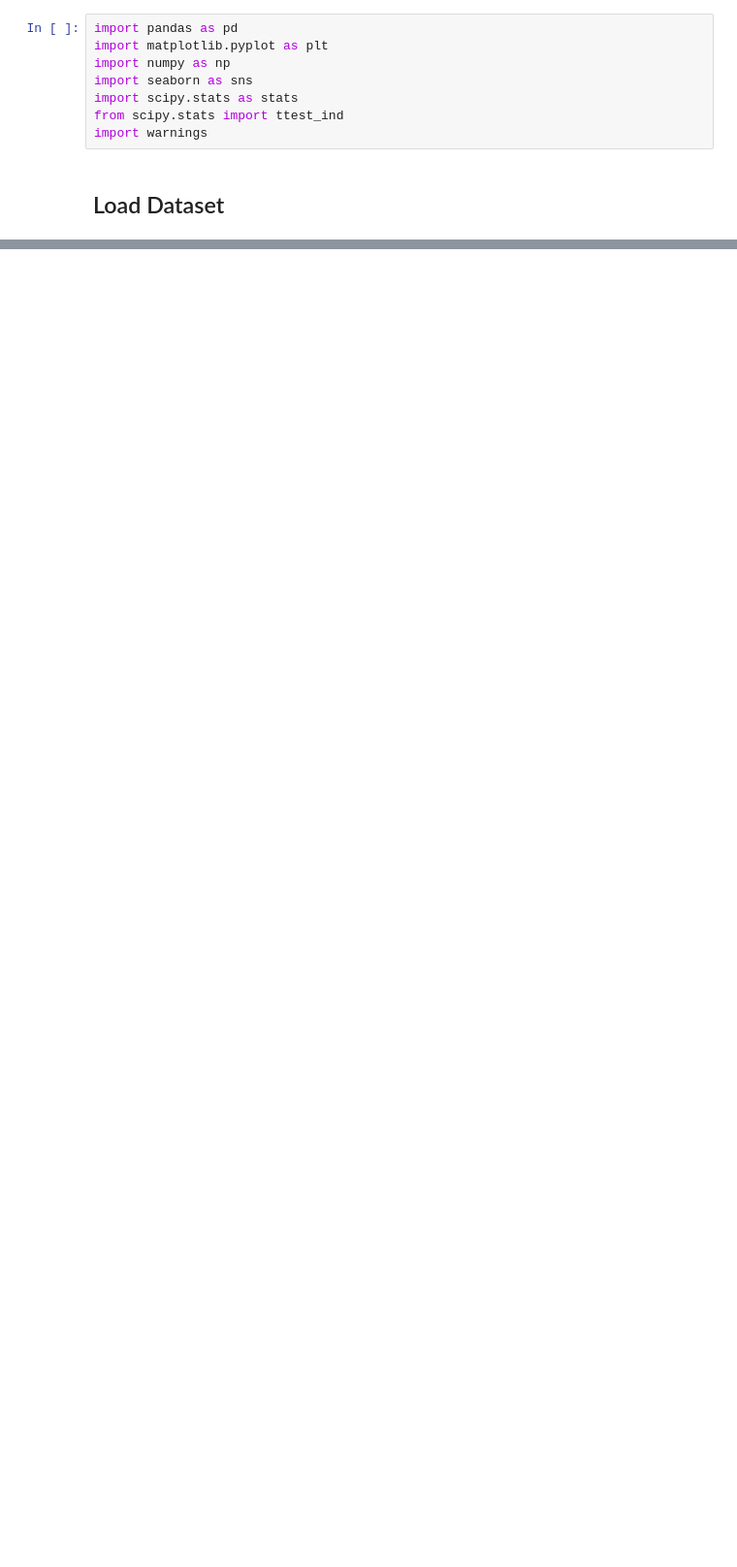
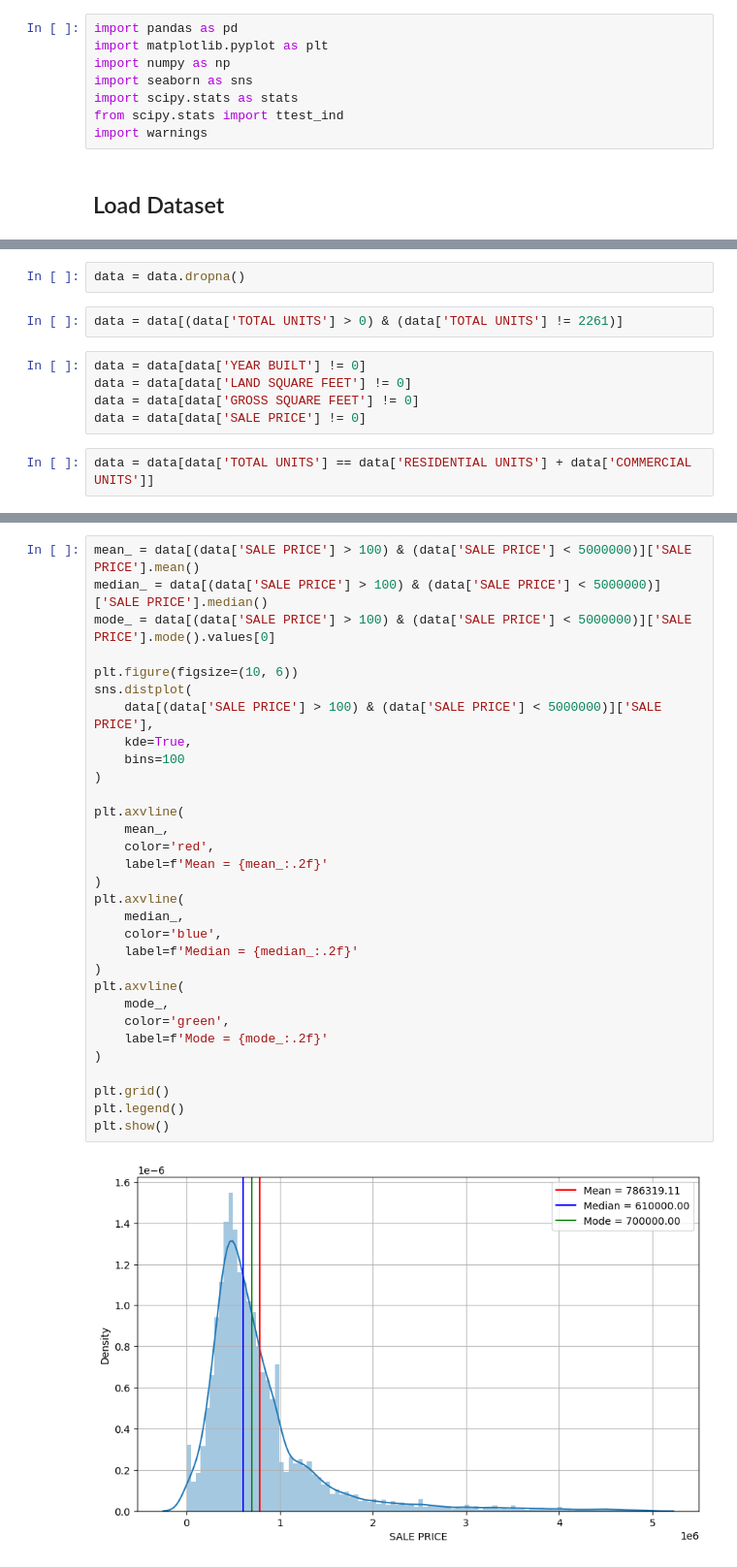
Before and after one commit to DharmayudaFebrianto/Hacktiv8_Batch5, a Jupyter notebook: Python Assignment/PYTN_Assgn_2_5_Dharmayuda_Febrianto.ipynb, the cells around one changed output, grey strips where cells are left out. Shown at 97% size. Drawn from its saved outputs; the diff is of its cells as text; blank space fills up the shorter version.

```diff
--- a/Python Assignment/PYTN_Assgn_2_5_Dharmayuda_Febrianto.ipynb
+++ b/Python Assignment/PYTN_Assgn_2_5_Dharmayuda_Febrianto.ipynb
@@ -86,0 +121,11 @@ NEIGHBORHOOD
+# %%
+data = data.dropna()
+# %%
+data = data[(data['TOTAL UNITS'] > 0) & (data['TOTAL UNITS'] != 2261)]
+# %%
+data = data[data['YEAR BUILT'] != 0]
+data = data[data['LAND SQUARE FEET'] != 0]
+data = data[data['GROSS SQUARE FEET'] != 0]
+data = data[data['SALE PRICE'] != 0]
+# %%
+data = data[data['TOTAL UNITS'] == data['RESIDENTIAL UNITS'] + data['COMMERCIAL UNITS']]
@@ -86,0 +134,33 @@ NEIGHBORHOOD
+# %%
+mean_ = data[(data['SALE PRICE'] > 100) & (data['SALE PRICE'] < 5000000)]['SALE PRICE'].mean()
+median_ = data[(data['SALE PRICE'] > 100) & (data['SALE PRICE'] < 5000000)]['SALE PRICE'].median()
+mode_ = data[(data['SALE PRICE'] > 100) & (data['SALE PRICE'] < 5000000)]['SALE PRICE'].mode().values[0]
+
+plt.figure(figsize=(10, 6))
+sns.distplot(
+    data[(data['SALE PRICE'] > 100) & (data['SALE PRICE'] < 5000000)]['SALE PRICE'],
+    kde=True,
+    bins=100
+)
+
+plt.axvline(
+    mean_,
+    color='red',
+    label=f'Mean = {mean_:.2f}'
+)
+plt.axvline(
+    median_,
+    color='blue',
+    label=f'Median = {median_:.2f}'
+)
+plt.axvline(
+    mode_,
+    color='green',
+    label=f'Mode = {mode_:.2f}'
+)
+
+plt.grid()
+plt.legend()
+plt.show()
+# %% [output]
+[figure, added]
```
Also changed, not shown: parts of 19 cells of this notebook, 2 other files.
